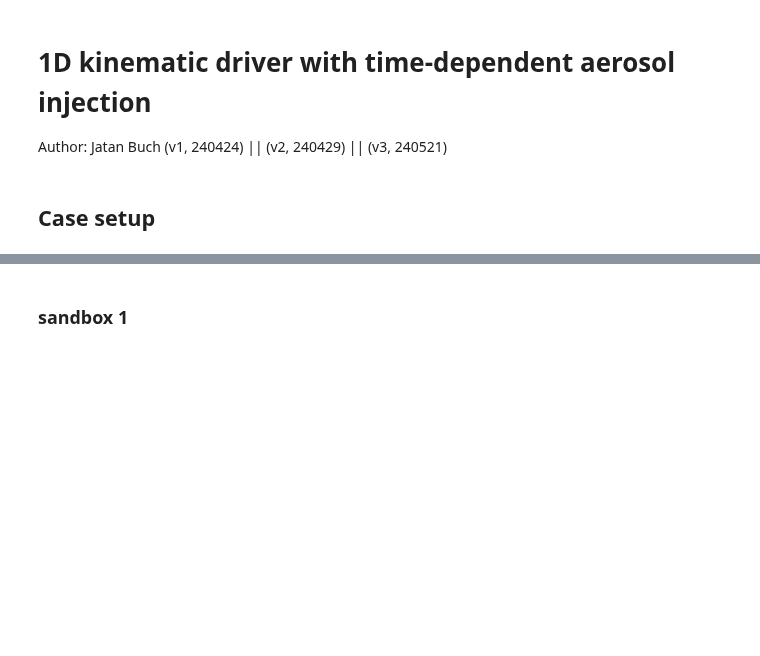
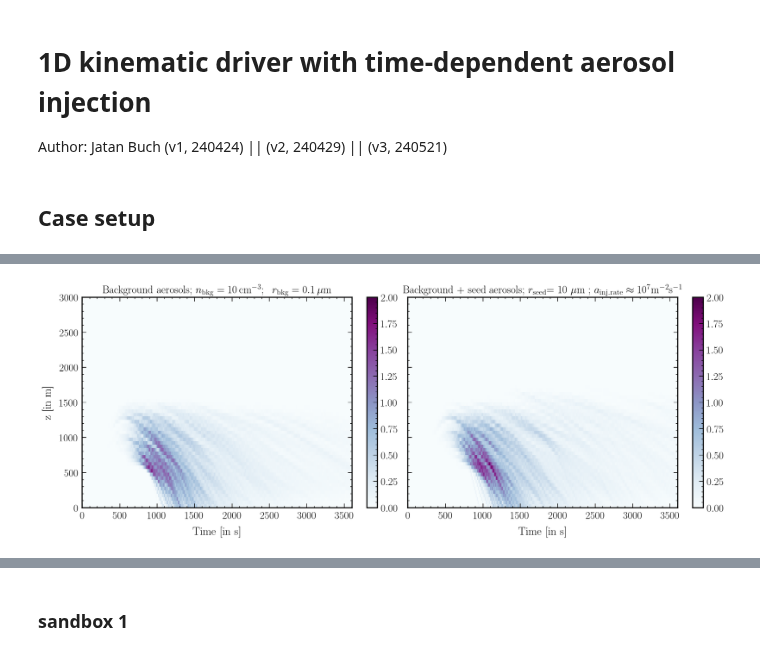
Before and after one commit to jtbuch/PySDM, a Jupyter notebook: examples/PySDM_examples/Buch_et_al_2024/plot_script_sd_update.ipynb, the cells around one changed output, grey strips where cells are left out. Drawn from its saved outputs; the diff is of its cells as text; code cells hidden in the pictures; blank space fills up the shorter version.

```diff
--- a/examples/PySDM_examples/Buch_et_al_2024/plot_script_sd_update.ipynb
+++ b/examples/PySDM_examples/Buch_et_al_2024/plot_script_sd_update.ipynb
@@ -127,0 +184,21 @@ def stepwise_sd_update(simobj, n_steps, seed_step, seed_z_part, seed_r, seed_m,
+# %%
+surface_rain_alt= xarray.open_dataarray("~/Desktop/cloud_seeding/sav_files/surface_rain_rhow=2.0_n1_10_r1_0.1_nsd_32.nc")
+surface_rain_nsd_2040= xarray.open_dataarray("~/Desktop/cloud_seeding/sav_files/time_dep_seeding/surface_rain_rhow=2.0_n1_10_r1_0.1_nsdbkg_32_rsd_10_logmsd_11_zseed_1.0_tseed_50_100_150_200.nc")
+#surface_rain_nsd_4050= xarray.open_dataarray("../../sav_files/surface_rain_rhow=2.0_n1_50_r1_0.1_n2_10_r2_1_nsdbkg_32_m9_nsd_32_zseed_0.25_tseed_40_50.nc")
+# %%
+fig, ax= plt.subplots(1, 2, figsize=(16, 6), constrained_layout= True)
+surface_rain_alt.mean(dim= "run").plot(ax= ax[0], vmin= 0, vmax= 2.0, cmap= 'BuPu')
+surface_rain_nsd_2040.mean(dim= "run").plot(ax= ax[1], vmin= 0, vmax= 2.0, cmap= 'BuPu')
+ax[0].set_ylim(0, 3000);
+ax[0].set_ylabel(r'z [in m]');
+ax[0].set_xlabel(r'Time [in s]');
+ax[0].set_title(r'Background aerosols; $n_{\rm bkg} = 10 \, {\rm cm}^{-3}$; \, $r_{\rm bkg} = 0.1 \, \mu {\rm m}$');
+
+ax[1].set_xlabel(r'Time [in s]');
+ax[1].set_ylim(0, 3000);
+ax[1].set_yticklabels([]);
+ax[1].set_ylabel('');
+ax[1].set_title(r'Background + seed aerosols; $r_{\rm seed}$= 10 $\mu {\rm m}$ ; $a_{\rm inj. rate} \approx 10^7 {\rm} {\rm m}^{-2} {\rm s}^{-1}$');
+#plt.savefig('/Users/hyfives-lamont/Desktop/cloud_seeding/plots/time_dependent_seeding/rain_plot_seeding_rsd_10_logmsd_11_zseed_1.0_tseed_50_100_150_200.pdf', dpi= 300);
+# %% [output]
+[figure, added]
```
Also changed, not shown: parts of 55 cells of this notebook, 2 other files.
